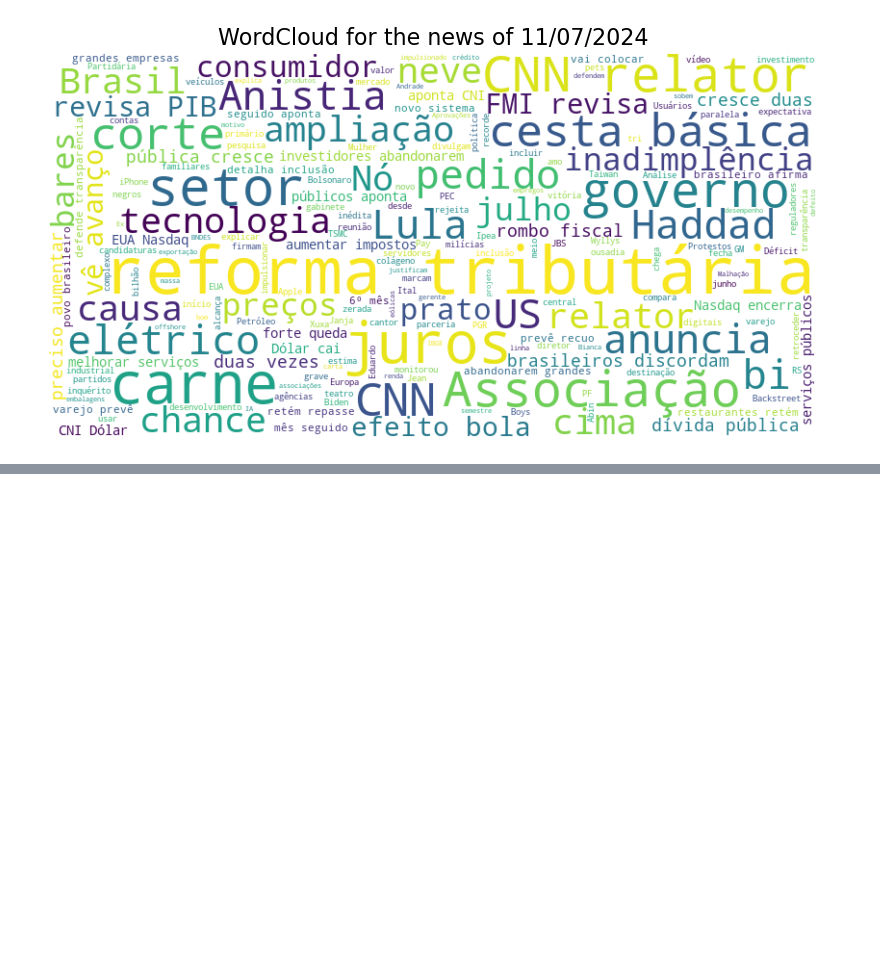
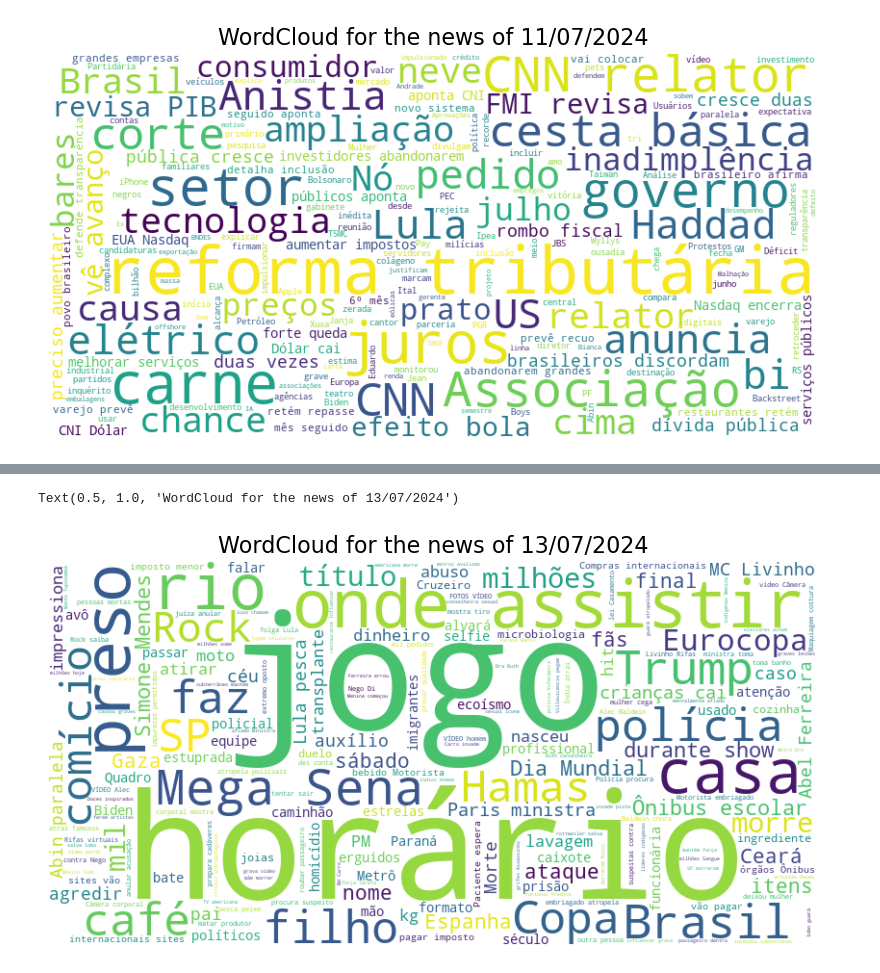
Before and after one commit to eliasmarts/Brazilian-News-Scraping, a Jupyter notebook: notebooks/data_analysis.ipynb, the cells around one changed output, grey strips where cells are left out. Saved outputs shown, nothing was run; the diff lists cells and outputs as text; code cells hidden in the pictures; blank space fills up the shorter version.

```diff
--- a/notebooks/data_analysis.ipynb
+++ b/notebooks/data_analysis.ipynb
@@ -100,0 +155,6 @@ plt.savefig("../reports/figures/wordcloud.png")
+# %%
+generate_wordcloud(news_df, initial_date='2024-07-13', finish_date='2024-07-14')
+plt.title("WordCloud for the news of 13/07/2024", fontsize=16)
+# %% [output]
+Text(0.5, 1.0, 'WordCloud for the news of 13/07/2024')
+[figure, added]
```
Also changed, not shown: parts of 9 cells of this notebook.
